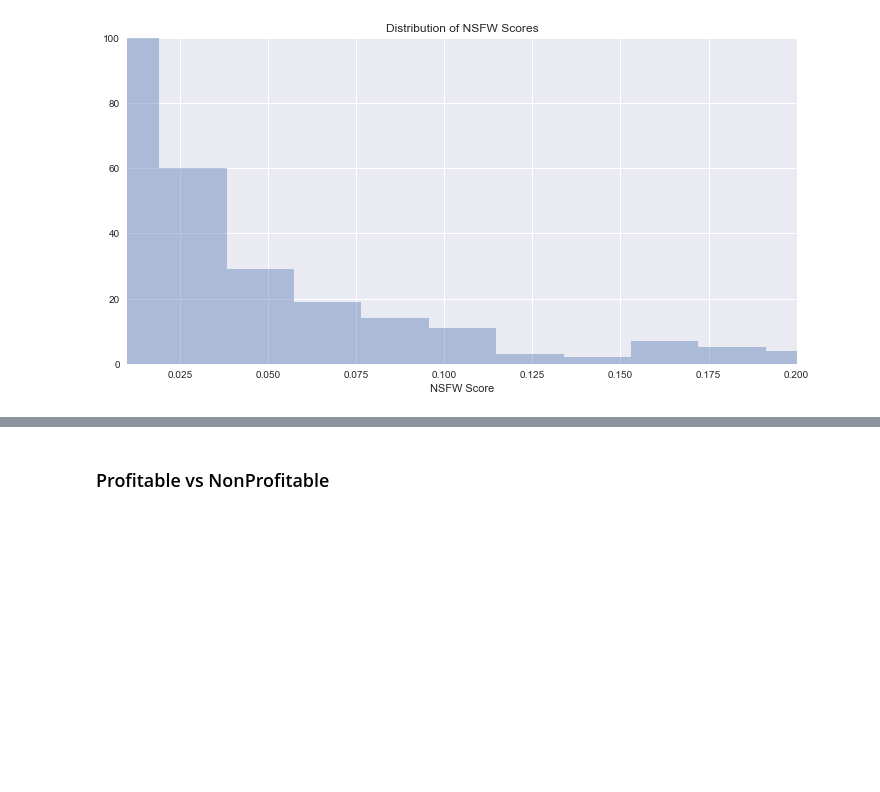
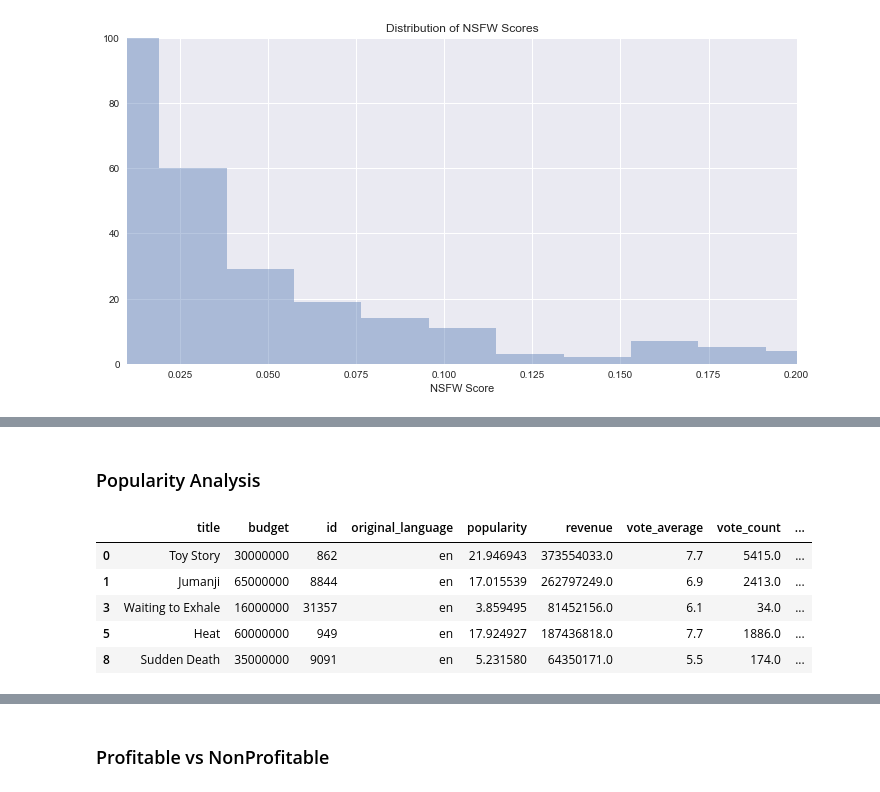
Before and after one commit to aravindsrinivasan/movie-ranking-recommendation-system, a Jupyter notebook: notebooks/nsfw_score-analysis.ipynb, the cells around one changed output, grey strips where cells are left out. Cells and saved outputs as stored; diff of their text form; code cells hidden in the pictures; blank space fills up the shorter version.

```diff
--- a/notebooks/nsfw_score-analysis.ipynb
+++ b/notebooks/nsfw_score-analysis.ipynb
@@ -254,0 +258,11 @@ plt.show()
+# %% [markdown]
+### Popularity Analysis
+# %%
+movie_df.head()
+# %% [output]
+|  | title | budget | id | original_language | popularity | revenue | vote_average | vote_count | ... |
+| 0 | Toy Story | 30000000 | 862 | en | 21.946943 | 373554033.0 | 7.7 | 5415.0 | ... |
+| 1 | Jumanji | 65000000 | 8844 | en | 17.015539 | 262797249.0 | 6.9 | 2413.0 | ... |
+| 3 | Waiting to Exhale | 16000000 | 31357 | en | 3.859495 | 81452156.0 | 6.1 | 34.0 | ... |
+| 5 | Heat | 60000000 | 949 | en | 17.924927 | 187436818.0 | 7.7 | 1886.0 | ... |
+| 8 | Sudden Death | 35000000 | 9091 | en | 5.231580 | 64350171.0 | 5.5 | 174.0 | ... |
```
Also changed, not shown: parts of 10 cells of this notebook.
